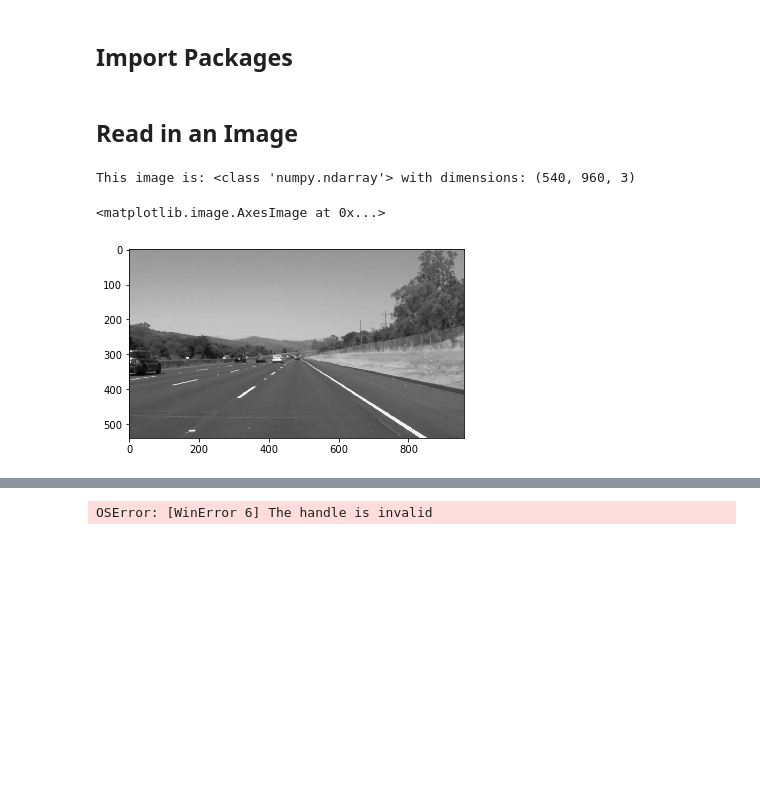
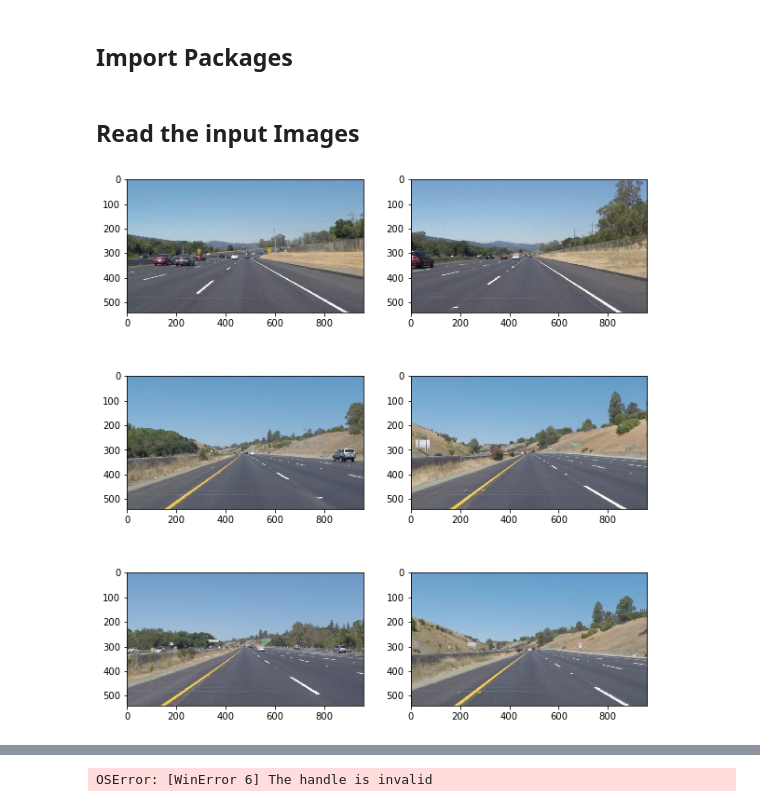
Before and after one commit to chenxyzj/SDC-Lane-Lines, a Jupyter notebook: P1-LaneLines.ipynb, the cells around one changed output, grey strips where cells are left out. Saved outputs shown, nothing was run; the diff lists cells and outputs as text; code cells hidden in the pictures; blank space fills up the shorter version.

```diff
--- a/P1-LaneLines.ipynb
+++ b/P1-LaneLines.ipynb
@@ -9,16 +37,23 @@ import matplotlib.image as mpimg
 import numpy as np
 import cv2
 %matplotlib inline
-# %% [markdown]
-## Read in an Image
-# %%
-image = mpimg.imread('test_images/solidWhiteRight.jpg')
-
-#printing out some stats and plotting
-print('This image is:', type(image), 'with dimensions:', image.shape)
-gray = cv2.cvtColor(image,cv2.COLOR_RGB2GRAY)
-plt.imshow(gray, cmap = 'gray')
-# %% [output]
-This image is: <class 'numpy.ndarray'> with dimensions: (540, 960, 3)
-<matplotlib.image.AxesImage at 0x...>
-[figure, removed]
+# %% [markdown]
+## Read the input Images
+# %%
+import os
+import math
+test_images =os.listdir("test_images/")
+test_images = ['test_images/' + img for img in test_images];
+test_images = [mpimg.imread(img) for img in test_images];
+# %%
+def disp_images(images,colmap = None):
+    cols = 2
+    rows = math.ceil(len(images)/cols);
+    plt.figure(figsize = (10,11))
+    for idx, img in enumerate(images):
+        plt.subplot(rows,cols,idx+1)
+        plt.imshow(img,cmap = colmap)
+# %%
+disp_images(test_images)
+# %% [output]
+[figure, added]
```
Also changed, not shown: parts of 24 cells of this notebook, 1 other file.
